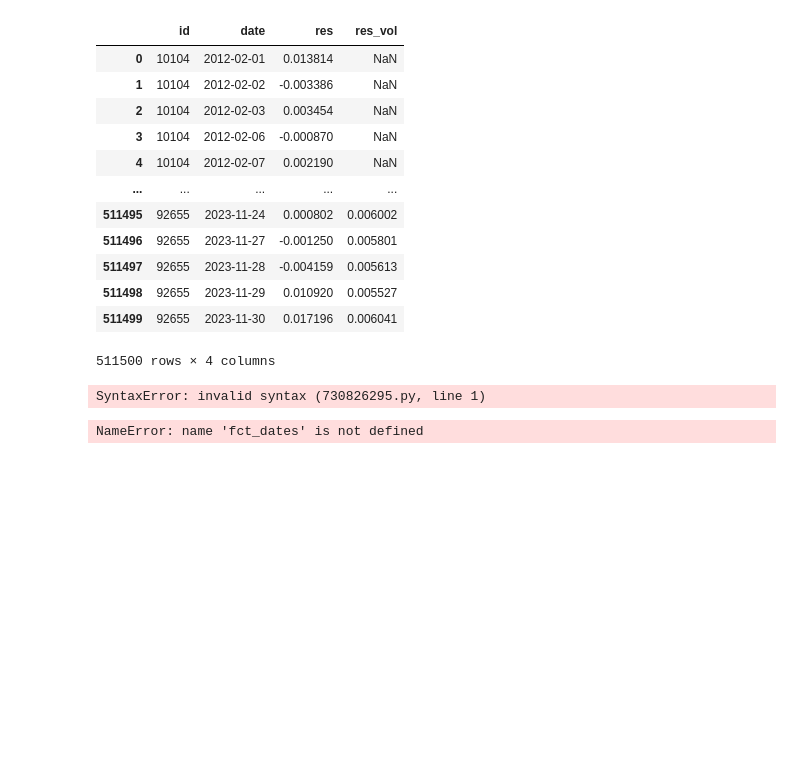
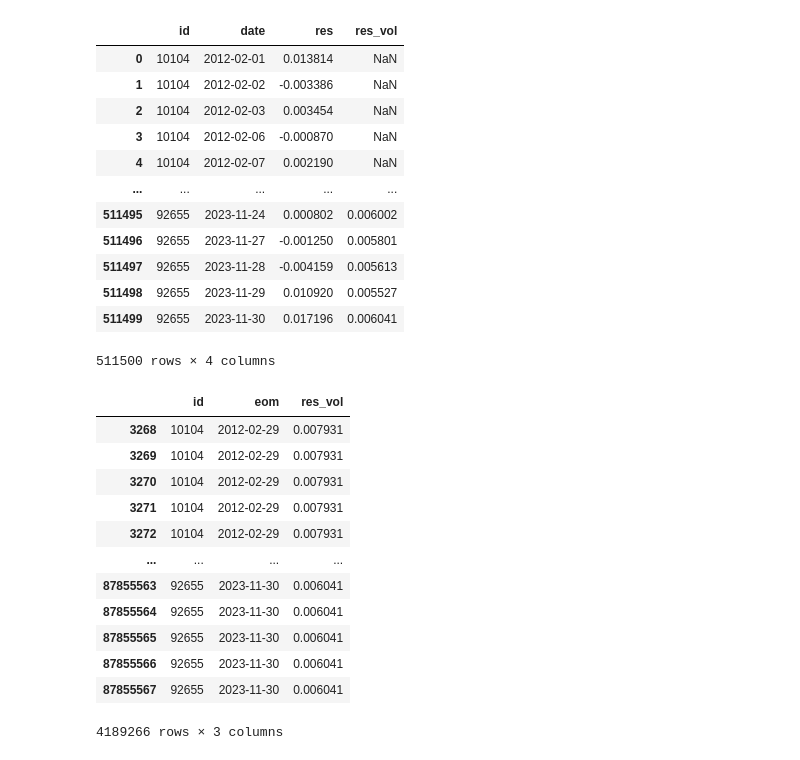
Before and after one commit to Hedegaard9/Master, a Jupyter notebook: Lokalt_test_cov_matrix_korrekt.ipynb, the cells around one changed output. Cells and saved outputs as stored; diff of their text form; code cells hidden in the pictures; blank space fills up the shorter version.

Commit message:
TIlføjet en del og rettet notebook

```diff
--- a/Lokalt_test_cov_matrix_korrekt.ipynb
+++ b/Lokalt_test_cov_matrix_korrekt.ipynb
@@ -341,16 +314,0 @@ print(cluster_data_d.shape)
-# %%
-#Indhenter chars og daily:
-file_path_usa_test = "./data_test/usa_test.parquet"
-daily_file_path = "./data_test/usa_dsf_test.parquet"
-file_path_world_ret = "./data_test/world_ret_test.csv"
-risk_free_path = "./data_test/risk_free_test.csv"
-market_path = "./data_test/market_returns_test.csv"
-
-# Kald funktionen
-chars, daily = process_all_data(file_path_usa_test, daily_file_path, file_path_world_ret, risk_free_path, market_path)
-
-file_path_cluster_labels = "Data/Cluster Labels.csv"
-file_path_factor_details = "Data/Factor Details.xlsx"
-cluster_data_d = process_cluster_data(chars, daily, file_path_cluster_labels, file_path_factor_details)
-print(cluster_data_d)
-print(cluster_data_d.shape)
@@ -439,15 +401,3 @@ fct_ret_est
 | 2976 | 2023-11-29 | id eom size_grp ff12 eo... | <statsmodels.regression.linear_mo... | 2976 0.003734 5954 -0.013097 8932... | term Coef. Std.Err. ... |
 | 2977 | 2023-11-30 | id eom size_grp ff12 eo... | <statsmodels.regression.linear_mo... | 2977 -0.001479 5955 -0.003746 893... | term Coef. Std.Err. ... |
 2978 rows × 5 columns
-# %%
-tidied_list = []
-
-# Iterér over rækkerne i fct_ret_est
-for _, row in fct_ret_est.iterrows():
-    # Kopier den nestede DataFrame fra kolonnen 'tidied'
-    temp_df = row['tidied'].copy()
-    # Tilføj 'date' fra den overordnede række
-    temp_df['date'] = row['date']
-    # Tilføj den til listen
-    tidied_list.append(temp_df)
-    unnested_df = pd.concat(tidied_list, ignore_index=True)
@@ -728,7 +662,7 @@ spec_risk
 | 511499 | 92655 | 2023-11-30 | 0.017196 | 0.006041 |
 511500 rows × 4 columns
 # %%
-def extract_specific_risk(spec_risk, fct_dates):
+def extract_specific_risk(spec_risk):
     """
     Denne funktion bearbejder en DataFrame med specific risk (spec_risk)
     og et sæt datoer (fct_dates) for at sikre, at vi kun beholder observationer,
@@ -744,7 +678,7 @@ def extract_specific_risk(spec_risk, fct_dates):
         for den seneste observation pr. aktie og måned.
     """
     # Sørg for, at fct_dates er en Pandas Series med datetime-objekter
-    fct_dates = pd.to_datetime(fct_dates)
+    fct_dates = spec_risk['date'].sort_values()
 
     # 1. Opret en DataFrame med datoer og lag-værdi for 252 dage tidligere
     td_range = pd.DataFrame({'date': fct_dates})
@@ -777,11 +711,21 @@ def extract_specific_risk(spec_risk, fct_dates):
 
     # Returnér det endelige resultat
     return spec_risk_m
-# %%
-fct_dates <- sort(fct_ret$date)
-# %% [output]
-SyntaxError: invalid syntax (730826295.py, line 1)
 # %%
-extract_specific_risk(spec_risk, fct_dates)
+spec_risk_m = extract_specific_risk(spec_risk)
-# %% [output]
-NameError: name 'fct_dates' is not defined
+# %%
+spec_risk_m
+# %% [output]
+|  | id | eom | res_vol |
+| 3268 | 10104 | 2012-02-29 | 0.007931 |
+| 3269 | 10104 | 2012-02-29 | 0.007931 |
+| 3270 | 10104 | 2012-02-29 | 0.007931 |
+| 3271 | 10104 | 2012-02-29 | 0.007931 |
+| 3272 | 10104 | 2012-02-29 | 0.007931 |
+| ... | ... | ... | ... |
+| 87855563 | 92655 | 2023-11-30 | 0.006041 |
+| 87855564 | 92655 | 2023-11-30 | 0.006041 |
+| 87855565 | 92655 | 2023-11-30 | 0.006041 |
+| 87855566 | 92655 | 2023-11-30 | 0.006041 |
+| 87855567 | 92655 | 2023-11-30 | 0.006041 |
+4189266 rows × 3 columns
```
Also changed, not shown: parts of 12 cells of this notebook, 2 other files.
